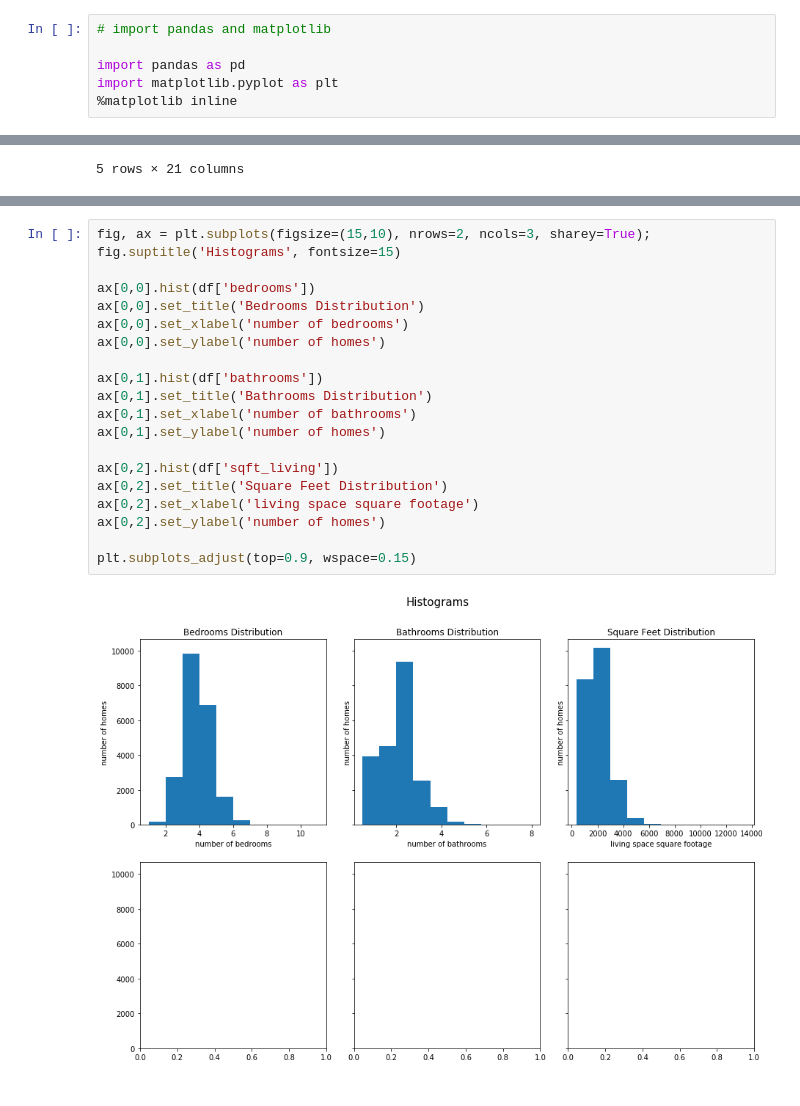
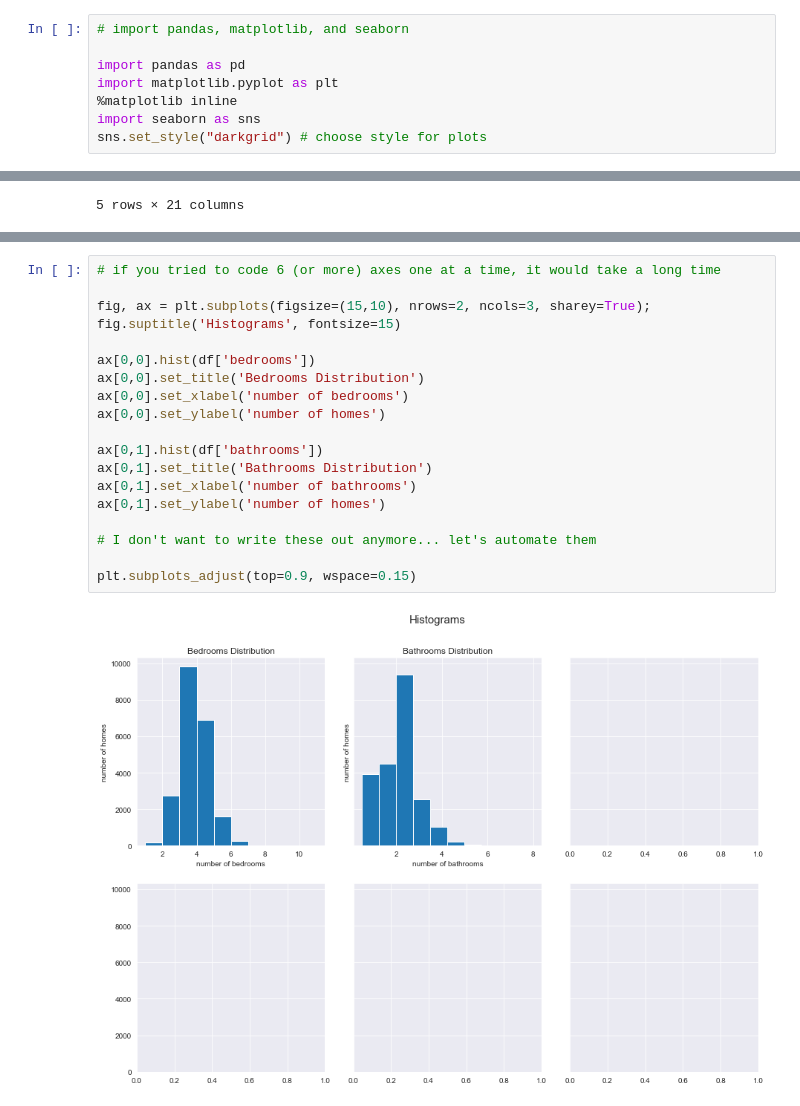
Before and after one commit to lilisbeit/Subplots-in-Matplotlib, a Jupyter notebook: subplots.ipynb, the cells around one changed output, grey strips where cells are left out. Drawn from its saved outputs; the diff is of its cells as text.

```diff
--- a/subplots.ipynb
+++ b/subplots.ipynb
@@ -1,6 +5,8 @@
 # %%
-# import pandas and matplotlib
+# import pandas, matplotlib, and seaborn
 
 import pandas as pd
 import matplotlib.pyplot as plt
 %matplotlib inline
+import seaborn as sns
+sns.set_style("darkgrid") # choose style for plots
@@ -117,23 +137,22 @@ plt.savefig('3_pretty_subplots')
 # %%
+# if you tried to code 6 (or more) axes one at a time, it would take a long time
+
 fig, ax = plt.subplots(figsize=(15,10), nrows=2, ncols=3, sharey=True);
 fig.suptitle('Histograms', fontsize=15)
 
 ax[0,0].hist(df['bedrooms'])
 ax[0,0].set_title('Bedrooms Distribution')
 ax[0,0].set_xlabel('number of bedrooms')
 ax[0,0].set_ylabel('number of homes')
 
 ax[0,1].hist(df['bathrooms'])
 ax[0,1].set_title('Bathrooms Distribution')
 ax[0,1].set_xlabel('number of bathrooms')
 ax[0,1].set_ylabel('number of homes')
 
-ax[0,2].hist(df['sqft_living'])
-ax[0,2].set_title('Square Feet Distribution')
-ax[0,2].set_xlabel('living space square footage')
-ax[0,2].set_ylabel('number of homes')
+# I don't want to write these out anymore... let's automate them
 
 plt.subplots_adjust(top=0.9, wspace=0.15)
 # %% [output]
-[figure, old version]
+[figure, new version]
 # %%
```
Also changed, not shown: parts of 10 cells of this notebook, 7 other files.
